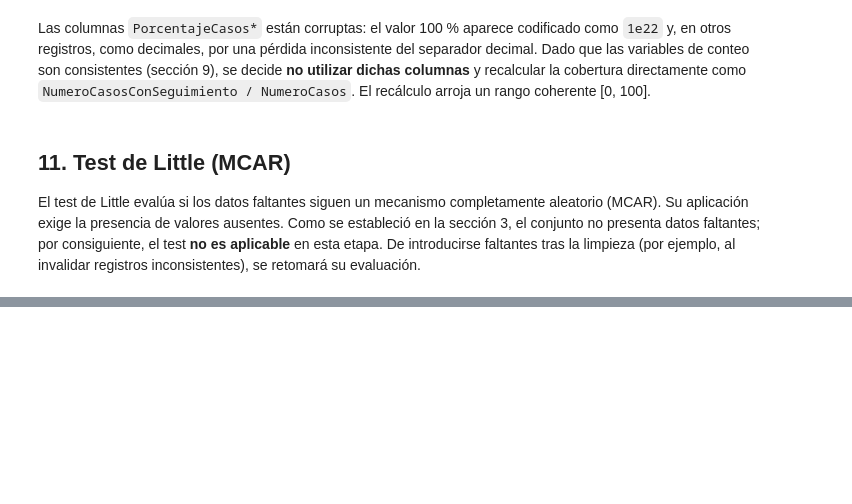
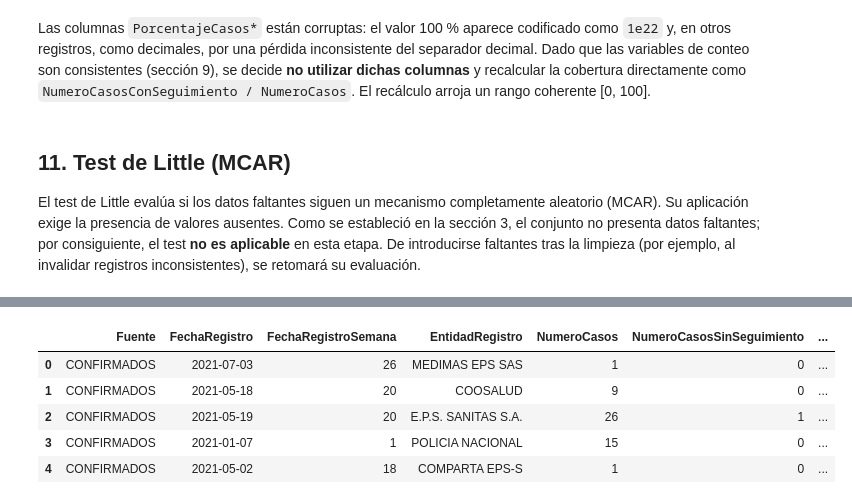
Before and after one commit to JabesMonroy/Proyecto_Esp-Fund-Datos_PRASS_Seg.COVID19, a Jupyter notebook: Proyecto_PRASS_Seguimiento_COVID19.ipynb, the cells around one changed output, grey strips where cells are left out. Saved outputs shown, nothing was run; the diff lists cells and outputs as text; code cells hidden in the pictures; blank space fills up the shorter version.

```diff
--- a/Proyecto_PRASS_Seguimiento_COVID19.ipynb
+++ b/Proyecto_PRASS_Seguimiento_COVID19.ipynb
@@ -335,0 +364,7 @@ La siguiente etapa abordará el **preprocesamiento**: tipado de fechas, separaci
+# %%
+for col in ['Departamento', 'Municipio']:
+    cn = utils.separar_codigo_nombre(df_prep[col])
+    df_prep[col + 'Codigo'] = cn['codigo']
+    df_prep[col + 'Nombre'] = cn['nombre']
+df_prep[['DepartamentoCodigo', 'DepartamentoNombre',
+         'MunicipioCodigo', 'MunicipioNombre']].head()
@@ -335,0 +382,4 @@ La siguiente etapa abordará el **preprocesamiento**: tipado de fechas, separaci
+# %%
+df_prep['EntidadRegistro'] = utils.estandarizar_texto(df_prep['EntidadRegistro'])
+print('Filas con espacios dobles tras estandarizar:',
+      int(df_prep['EntidadRegistro'].str.contains(r'  ', regex=False).sum()))
@@ -335,0 +392,4 @@ La siguiente etapa abordará el **preprocesamiento**: tipado de fechas, separaci
+# %%
+df_prep = utils.agregar_cobertura(df_prep)
+df_prep[['NumeroCasos', 'NumeroCasosConSeguimiento',
+         'CoberturaConSeguimiento', 'CoberturaSinSeguimiento']].head()
@@ -335,0 +407,6 @@ La siguiente etapa abordará el **preprocesamiento**: tipado de fechas, separaci
+# %%
+df_prep = df_prep.drop(columns=[
+    'FechaCorte', 'PorcentajeCasosSinSeguimiento', 'PorcentajeCasosConSeguimiento',
+    'Departamento', 'Municipio',
+])
+df_prep.info()
@@ -335,0 +438,9 @@ La siguiente etapa abordará el **preprocesamiento**: tipado de fechas, separaci
+# %%
+df_prep.head()
+# %% [output]
+|  | Fuente | FechaRegistro | FechaRegistroSemana | EntidadRegistro | NumeroCasos | NumeroCasosSinSeguimiento | ... |
+| 0 | CONFIRMADOS | 2021-07-03 | 26 | MEDIMAS EPS SAS | 1 | 0 | ... |
+| 1 | CONFIRMADOS | 2021-05-18 | 20 | COOSALUD | 9 | 0 | ... |
+| 2 | CONFIRMADOS | 2021-05-19 | 20 | E.P.S. SANITAS S.A. | 26 | 1 | ... |
+| 3 | CONFIRMADOS | 2021-01-07 | 1 | POLICIA NACIONAL | 15 | 0 | ... |
+| 4 | CONFIRMADOS | 2021-05-02 | 18 | COMPARTA EPS-S | 1 | 0 | ... |
```
Also changed, not shown: parts of 17 cells of this notebook, 2 other files.
